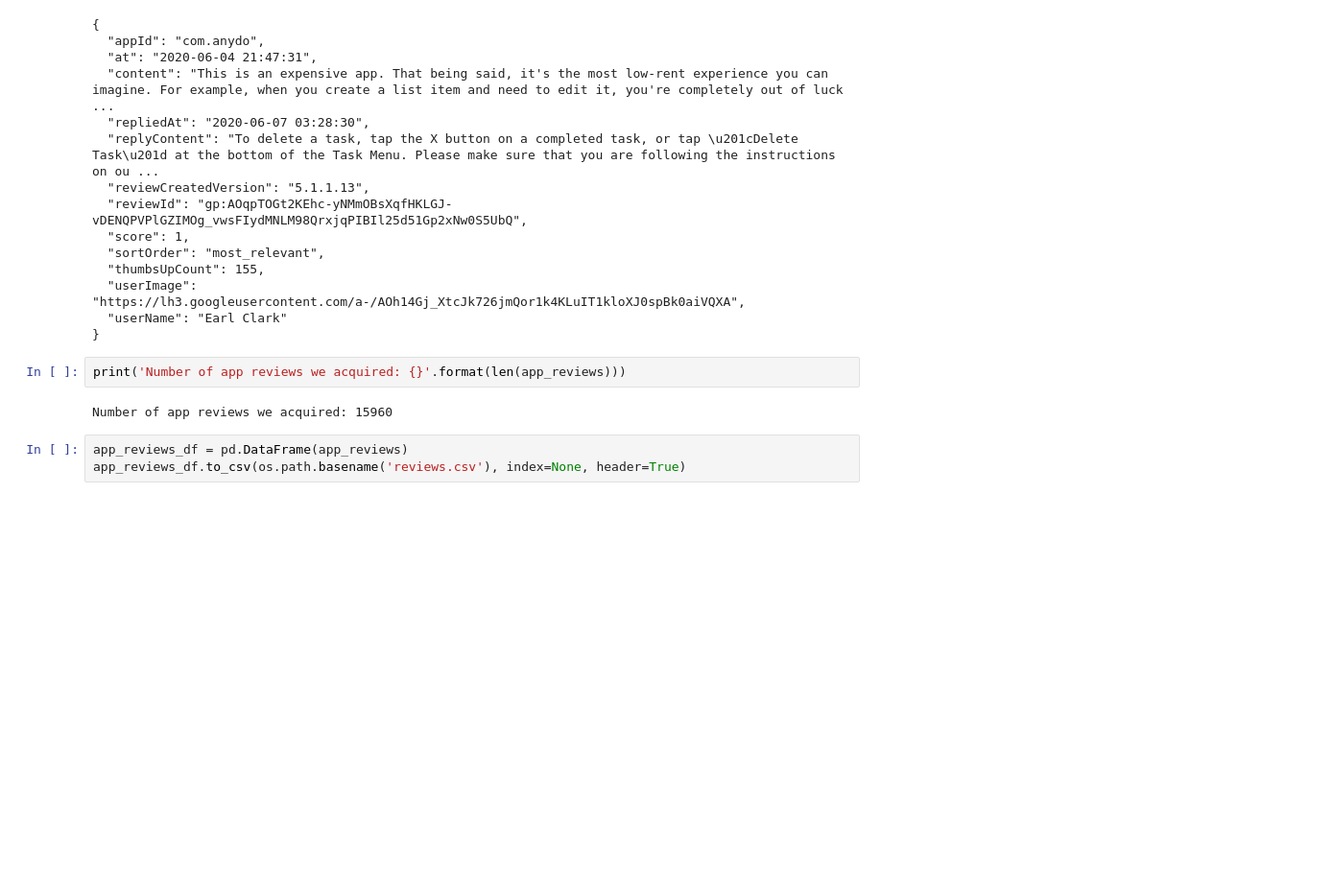
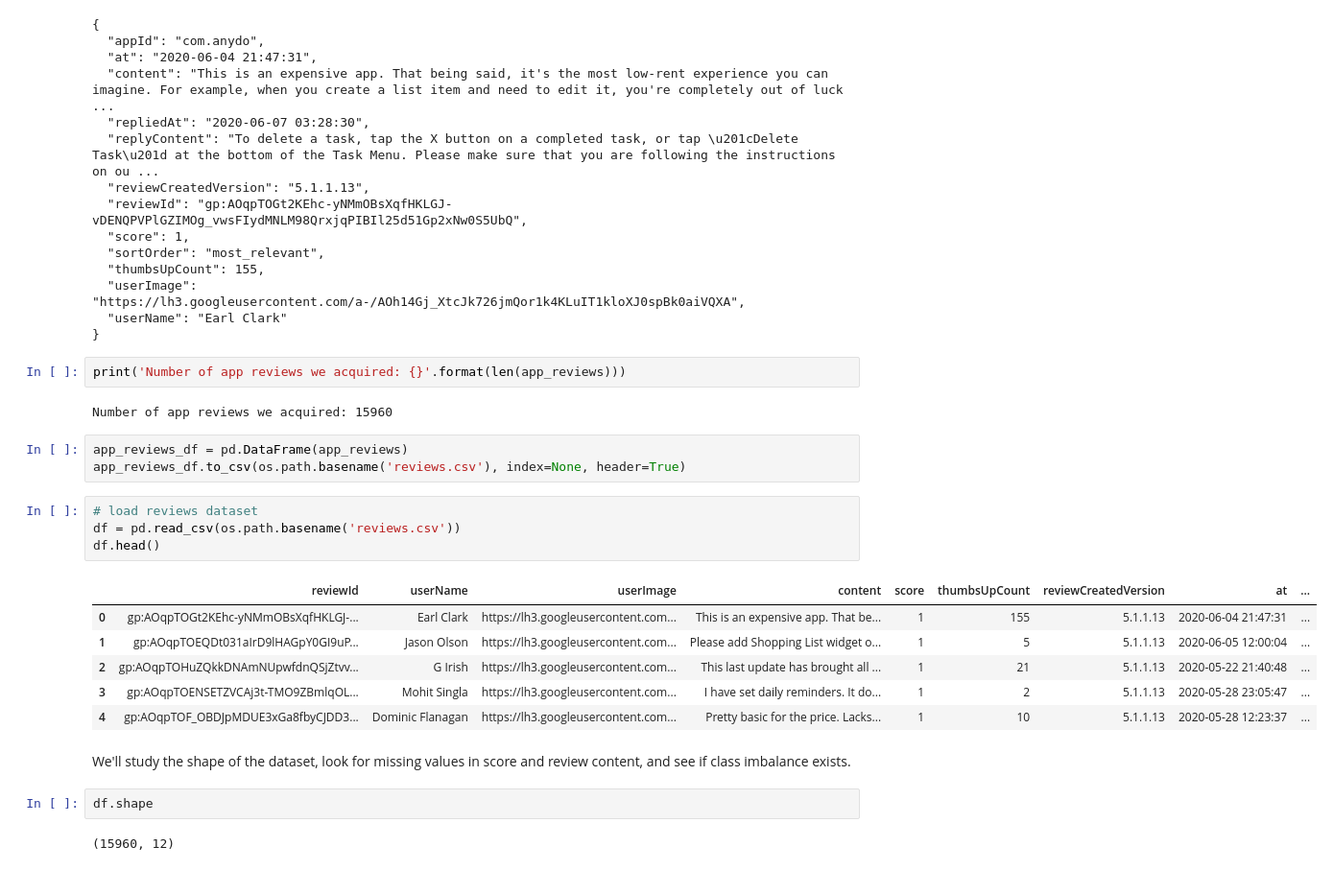
Before and after one commit to Abmiester/BERT_sentiment, a Jupyter notebook: nb/Sentiment Analysis with BERT and Transformers.ipynb, the cells around one changed output. Shown at 96% size. Saved outputs shown, nothing was run; the diff lists cells and outputs as text; blank space fills up the shorter version.

```diff
--- a/nb/Sentiment Analysis with BERT and Transformers.ipynb
+++ b/nb/Sentiment Analysis with BERT and Transformers.ipynb
@@ -201,3 +201,20 @@ Number of app reviews we acquired: 15960
 # %%
 app_reviews_df = pd.DataFrame(app_reviews)
 app_reviews_df.to_csv(os.path.basename('reviews.csv'), index=None, header=True)
+# %%
+# load reviews dataset
+df = pd.read_csv(os.path.basename('reviews.csv'))
+df.head()
+# %% [output]
+|  | reviewId | userName | userImage | content | score | thumbsUpCount | reviewCreatedVersion | at | ... |
+| 0 | gp:AOqpTOGt2KEhc-yNMmOBsXqfHKLGJ-... | Earl Clark | https://lh3.googleusercontent.com... | This is an expensive app. That be... | 1 | 155 | 5.1.1.13 | 2020-06-04 21:47:31 | ... |
+| 1 | gp:AOqpTOEQDt031aIrD9lHAGpY0GI9uP... | Jason Olson | https://lh3.googleusercontent.com... | Please add Shopping List widget o... | 1 | 5 | 5.1.1.13 | 2020-06-05 12:00:04 | ... |
+| 2 | gp:AOqpTOHuZQkkDNAmNUpwfdnQSjZtvv... | G Irish | https://lh3.googleusercontent.com... | This last update has brought all ... | 1 | 21 | 5.1.1.13 | 2020-05-22 21:40:48 | ... |
+| 3 | gp:AOqpTOENSETZVCAj3t-TMO9ZBmlqOL... | Mohit Singla | https://lh3.googleusercontent.com... | I have set daily reminders. It do... | 1 | 2 | 5.1.1.13 | 2020-05-28 23:05:47 | ... |
+| 4 | gp:AOqpTOF_OBDJpMDUE3xGa8fbyCJDD3... | Dominic Flanagan | https://lh3.googleusercontent.com... | Pretty basic for the price. Lacks... | 1 | 10 | 5.1.1.13 | 2020-05-28 12:23:37 | ... |
+# %% [markdown]
+We'll study the shape of the dataset, look for missing values in score and review content, and see if class imbalance exists.
+# %%
+df.shape
+# %% [output]
+(15960, 12)
```
Also changed, not shown: parts of 17 cells of this notebook.
